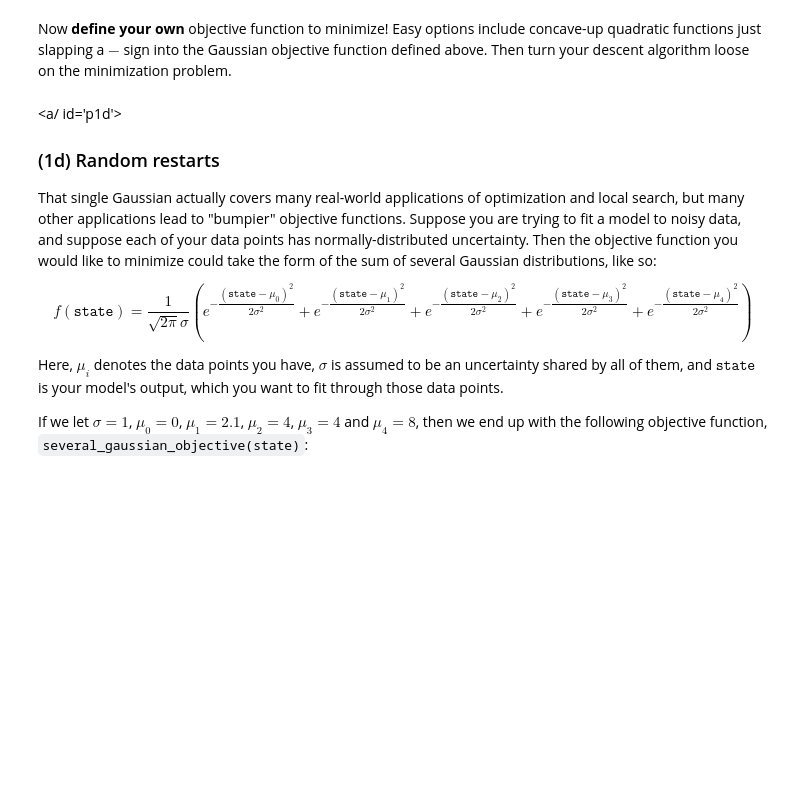
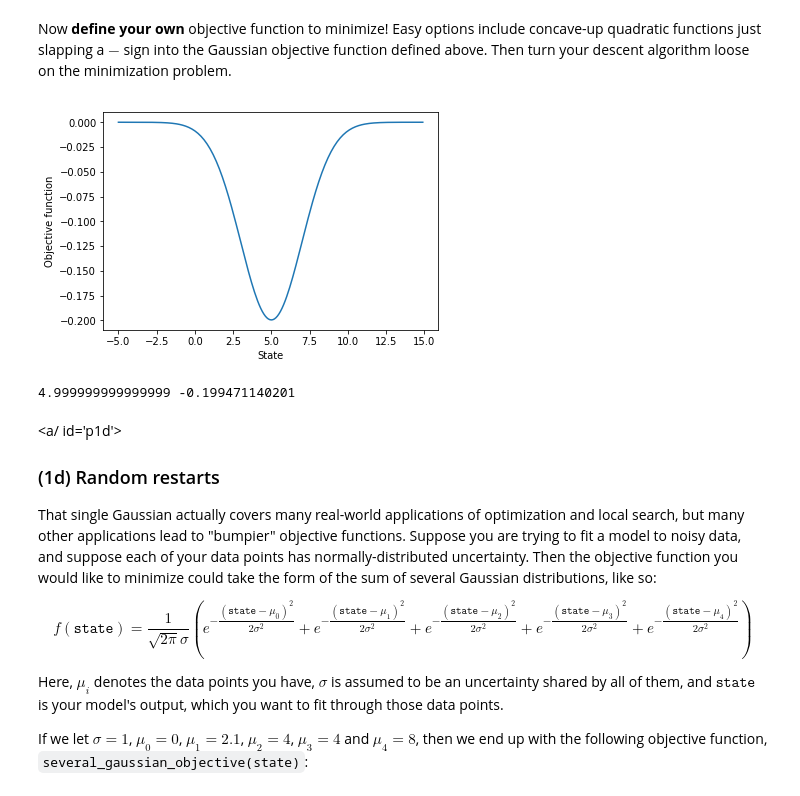
Before and after one commit to gotbordom/random_code, a Jupyter notebook: school/Spring2018/CSCI3202_ai/inClass/csci3202_InClass_ClimbingAnnealing.ipynb, the cells around one changed output. Saved outputs shown, nothing was run; the diff lists cells and outputs as text; code cells hidden in the pictures; blank space fills up the shorter version.

```diff
--- a/school/Spring2018/CSCI3202_ai/inClass/csci3202_InClass_ClimbingAnnealing.ipynb
+++ b/school/Spring2018/CSCI3202_ai/inClass/csci3202_InClass_ClimbingAnnealing.ipynb
@@ -74,9 +76,13 @@ So first, let's define a class to keep track of the `state`.  This is the quanti
 2. the value of the `objective_function` when evaluated at `state`
 # %%
 class state:
+    # we need to be able to keep track of states and their associated
+    def __init__(self,node,value):
+        self.node = node
+        self.value = value
+    # objective function values
 
-    # we need to be able to keep track of states and their associated
-    # objective function values
+tmp = state(1,2)
 # %% [markdown]
 Now we need to define our problem.  This should be entirely self-contained, so that we need to feed the `hill_climb` optimization routine below a fairly generic problem description, and it can solve it, so we can easily feed in different problems.
 
@@ -136,5 +228,28 @@ First, it might be the case that we want to ***minimize*** an objective function
 # %% [markdown]
 Now **define your own** objective function to minimize!  Easy options include concave-up quadratic functions just slapping a $-$ sign into the Gaussian objective function defined above.  Then turn your descent algorithm loose on the minimization problem.
+# %%
+def neg_gaussian_objective(state):
+    return -1*stats.norm.pdf(x=state, loc=5, scale=2)
+# %%
+# Visual:
+
+x = np.arange(-5,15,0.1)
+f = [neg_gaussian_objective(state) for state in x]
+
+plt.plot(x,f)
+plt.xlabel('State')
+plt.ylabel('Objective function')
+plt.show()
+# %% [output]
+[figure, added]
+# %%
+initial_state = state(node=1, value=neg_gaussian_objective(1))
+gaussian_problem  = problem(initial=initial_state, objective_function=neg_gaussian_objective, stepsize=0.1)
+out = hill_descent(gaussian_problem, n_iter=50)
+
+print(out.node, out.value)
+# %% [output]
+4.999999999999999 -0.199471140201
 # %% [markdown]
 <a/ id='p1d'></a>
 
```
Also changed, not shown: parts of 12 cells of this notebook, 1 other file.
